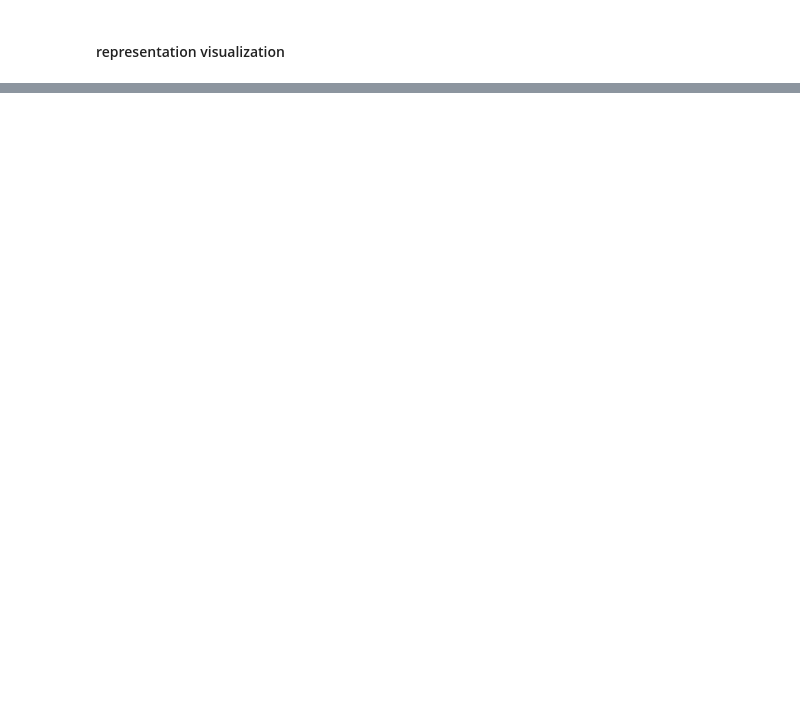
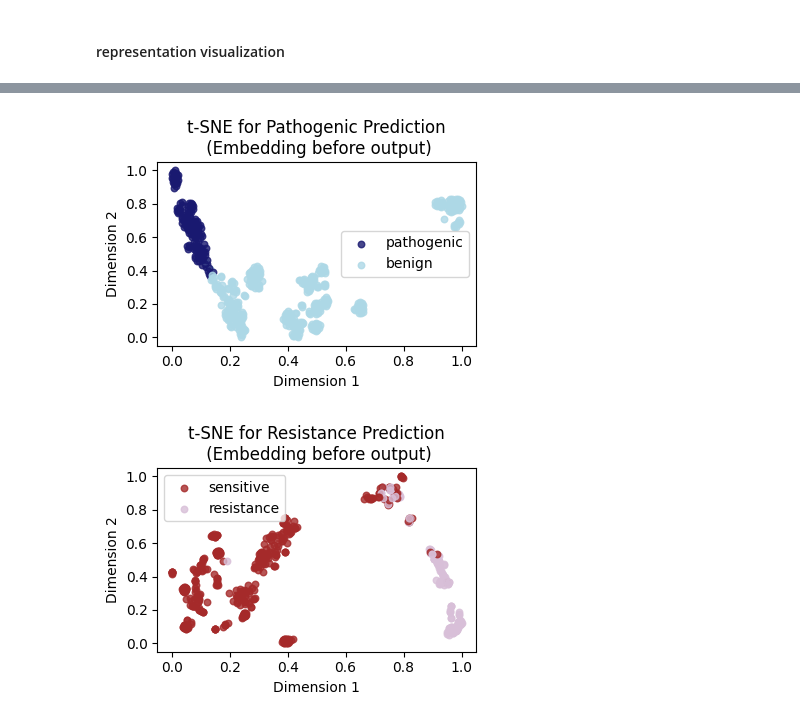
Before and after one commit to RoarBoil/LuminRX, a Jupyter notebook: experiments/02-representation.ipynb, the cells around one changed output, grey strips where cells are left out. Drawn from its saved outputs; the diff is of its cells as text; code cells hidden in the pictures; blank space fills up the shorter version.

```diff
--- a/experiments/02-representation.ipynb
+++ b/experiments/02-representation.ipynb
@@ -174,0 +167,9 @@ plot_tsne(embedding_task2, task2_labels, "t-SNE for Pathogenic Prediction\n (Emb
+# %%
+# For Task 1
+plot_tsne(embedding_task1, task1_labels, "t-SNE for Pathogenic Prediction\n (Embedding before output)", colors_task1, 'images/representation/output_task1.png',['pathogenic','benign'])
+
+# For Task 2
+plot_tsne(embedding_task2, task2_labels, "t-SNE for Resistance Prediction\n (Embedding before output)", colors_task2, 'images/representation/ouput_task2.png',['sensitive','resistance'])
+# %% [output]
+[figure, added]
+[figure, added]
```
Also changed, not shown: parts of 2 cells of this notebook, 7 other files.
